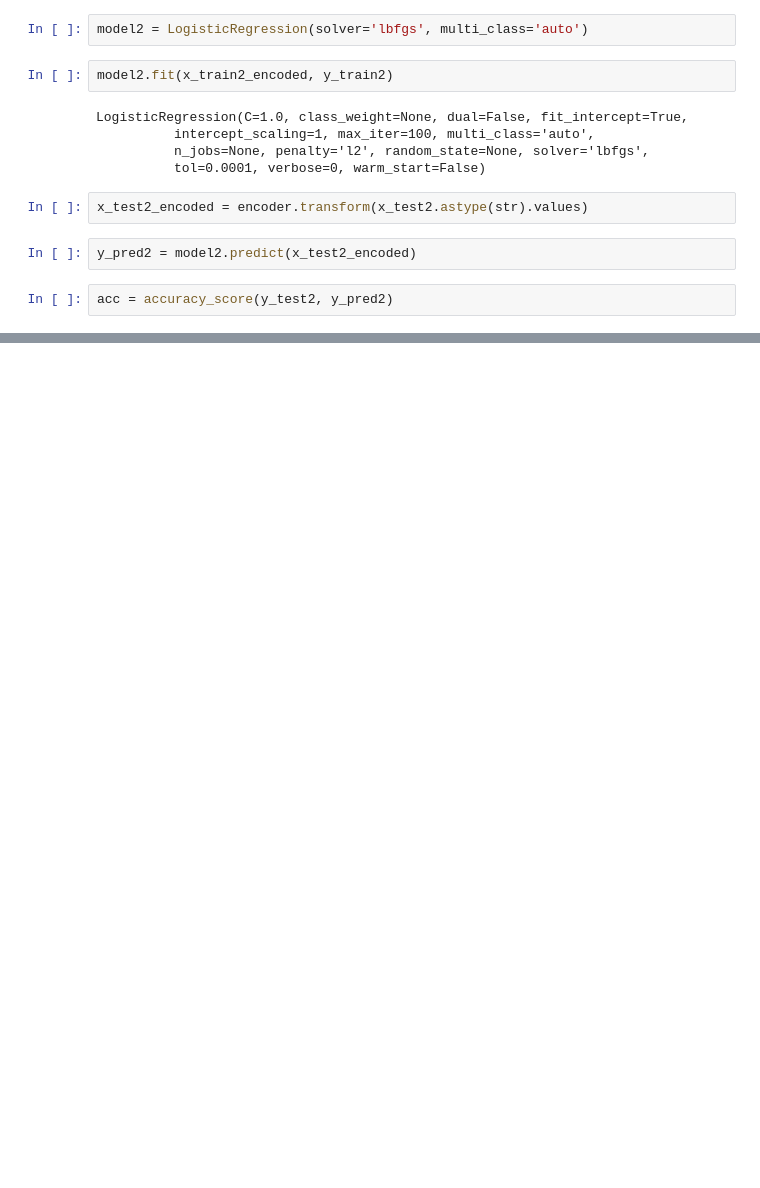
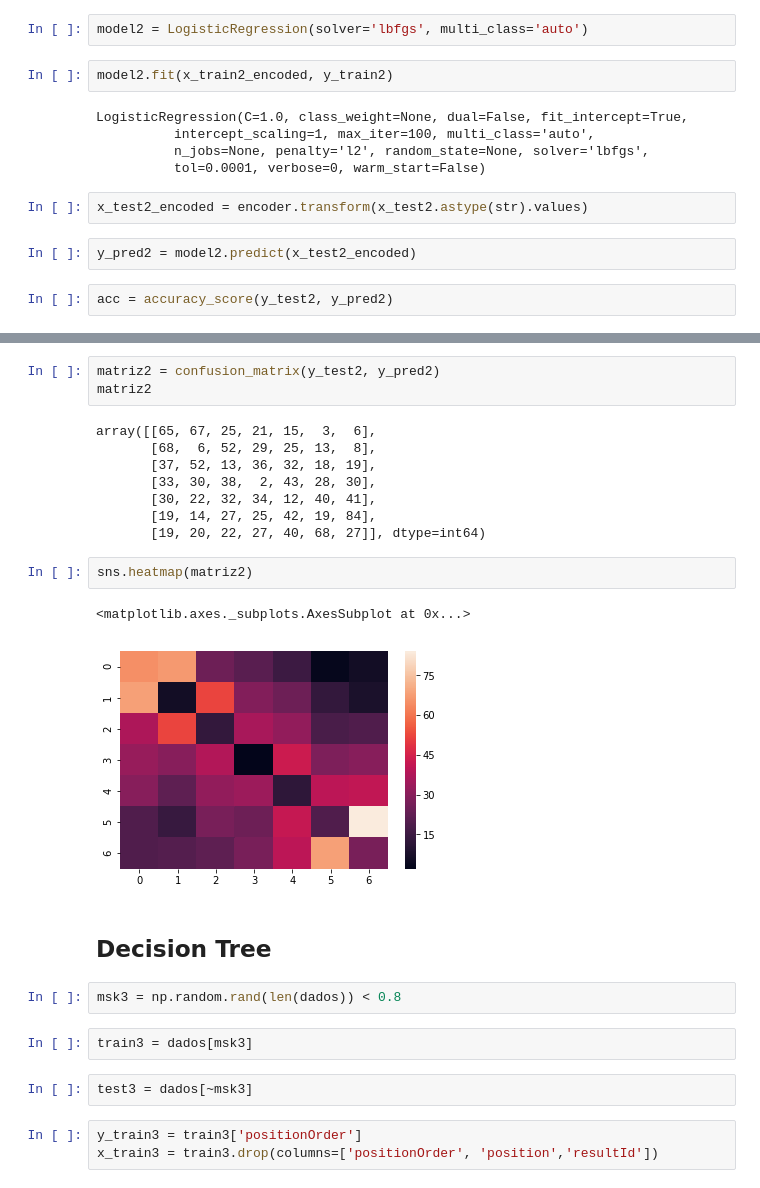
Before and after one commit to Amanda-Carmo/projeto2_cdados, a Jupyter notebook: Projeto 2 DADOS.ipynb, the cells around one changed output, grey strips where cells are left out. Cells and saved outputs as stored; diff of their text form; blank space fills up the shorter version.

Commit message:
colocando mais decisiontree e arrumando erros

```diff
--- a/Projeto 2 DADOS.ipynb
+++ b/Projeto 2 DADOS.ipynb
@@ -497,0 +532,27 @@ acc
+# %%
+matriz2 = confusion_matrix(y_test2, y_pred2)
+matriz2
+# %% [output]
+array([[65, 67, 25, 21, 15,  3,  6],
+       [68,  6, 52, 29, 25, 13,  8],
+       [37, 52, 13, 36, 32, 18, 19],
+       [33, 30, 38,  2, 43, 28, 30],
+       [30, 22, 32, 34, 12, 40, 41],
+       [19, 14, 27, 25, 42, 19, 84],
+       [19, 20, 22, 27, 40, 68, 27]], dtype=int64)
+# %%
+sns.heatmap(matriz2)
+# %% [output]
+<matplotlib.axes._subplots.AxesSubplot at 0x...>
+[figure, added]
+# %% [markdown]
+## Decision Tree
+# %%
+msk3 = np.random.rand(len(dados)) < 0.8
+# %%
+train3 = dados[msk3]
+# %%
+test3 = dados[~msk3]
+# %%
+y_train3 = train3['positionOrder']
+x_train3 = train3.drop(columns=['positionOrder', 'position','resultId'])
```
Also changed, not shown: parts of 32 cells of this notebook.
